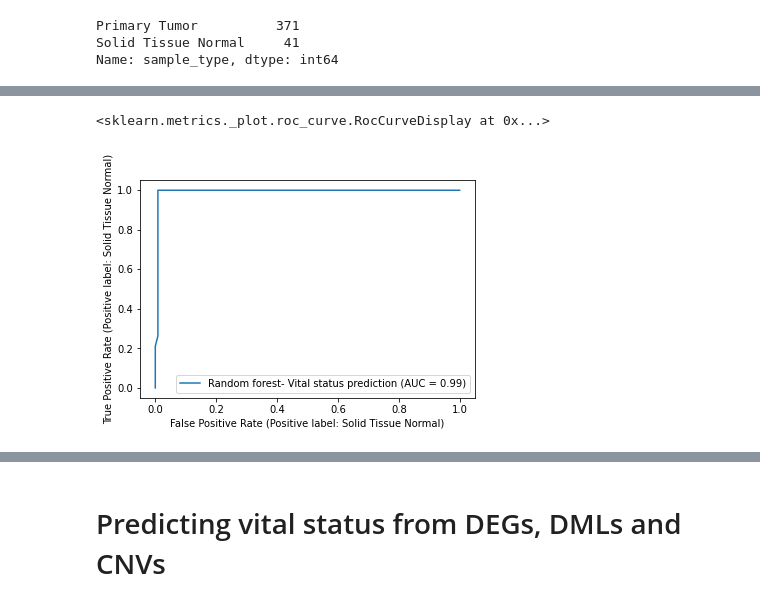
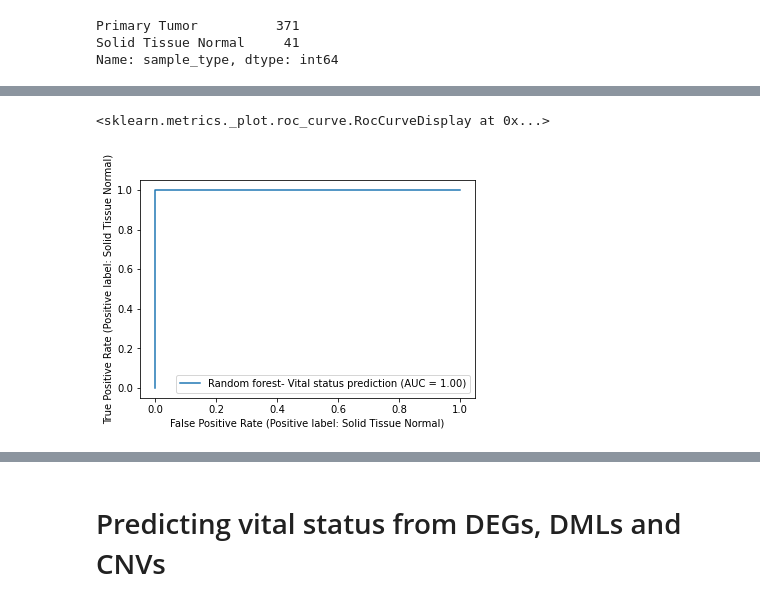
Before and after one commit to bibymaths/liver_prediction, a Jupyter notebook: ML_LIHC.ipynb, the cells around one changed output, grey strips where cells are left out. Drawn from its saved outputs; the diff is of its cells as text; code cells hidden in the pictures.

```diff
--- a/ML_LIHC.ipynb
+++ b/ML_LIHC.ipynb
@@ -19,5 +16,5 @@ Mounted at /content/drive
 # %%
-features_exp_meth = pd.read_csv("drive/MyDrive/LIHC/features_exp_meth.tsv", sep = "\t")
+features_exp_meth = pd.read_csv("data/features_exp_meth.tsv", sep = "\t")
 features_exp_meth.head()
 # %% [output]
 |  | ENSG00000162670.11 | ENSG00000250579.2 | ENSG00000249001.5 | ENSG00000106038.13 | ENSG00000229876.1 | ... |
@@ -55,12 +77,16 @@ y = features_exp_meth.loc[:,'sample_type']
 
 X_train, X_test, y_train, y_test = train_test_split(X, y, test_size=0.33, random_state=0)
 
-clf = RandomForestClassifier(random_state=0)
+clf_type = RandomForestClassifier(n_estimators = 250,
+                             max_samples =  0.3500000000000001,
+                             max_features = 0.1,
+                             class_weight = 'balanced_subsample',
+                             random_state=0)
 
-clf.fit(X_train, y_train)
+clf_type.fit(X_train, y_train)
 
-y_pred_train = clf.predict(X_train)
-y_pred_test = clf.predict(X_test)
+y_pred_train = clf_type.predict(X_train)
+y_pred_test = clf_type.predict(X_test)
 
 print("classification report on the train set: \n" ,classification_report(y_train, y_pred_train))
 print("classification report on the test set: \n" ,classification_report(y_test, y_pred_test))
@@ -87,5 +127,5 @@ Solid Tissue Normal       0.94      0.89      0.92        19
 # %%
-RocCurveDisplay.from_estimator(clf,X_test, y_test, name = 'Random forest- Vital status prediction')
+RocCurveDisplay.from_estimator(clf_type,X_test, y_test, name = 'Random forest- Vital status prediction')
 # %% [output]
 <sklearn.metrics._plot.roc_curve.RocCurveDisplay at 0x...>
-[figure, old version]
+[figure, new version]
```
Also changed, not shown: parts of 40 cells of this notebook, 1 other file.
